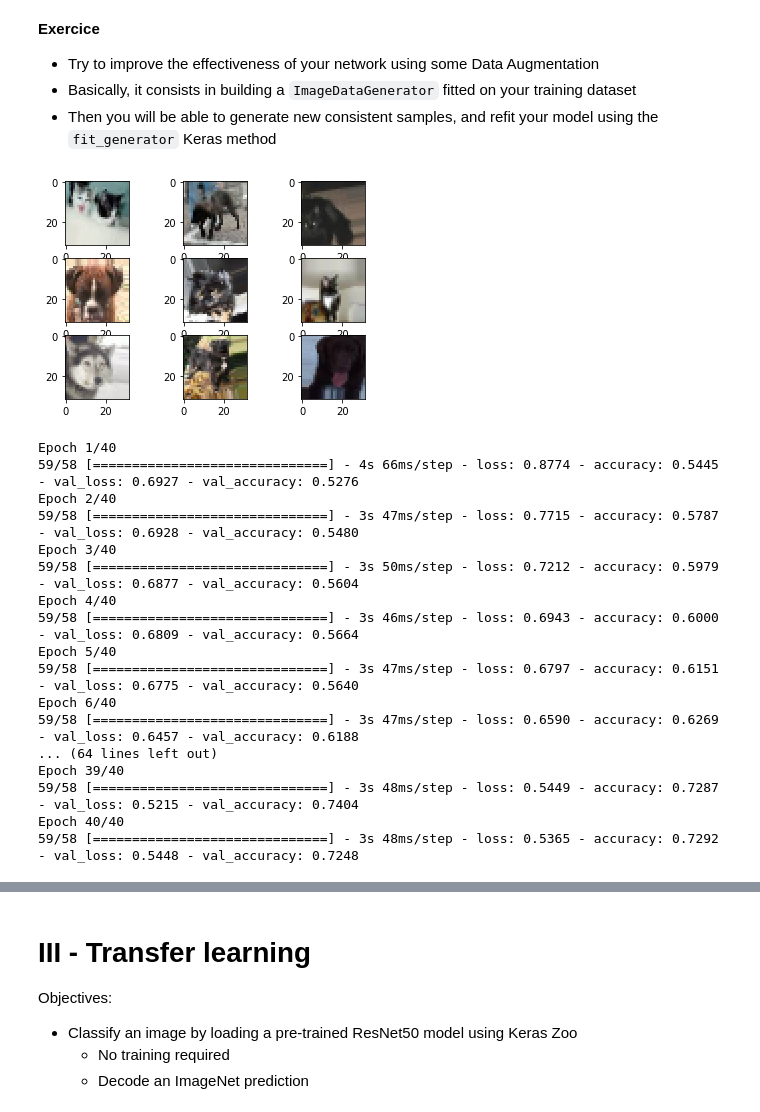
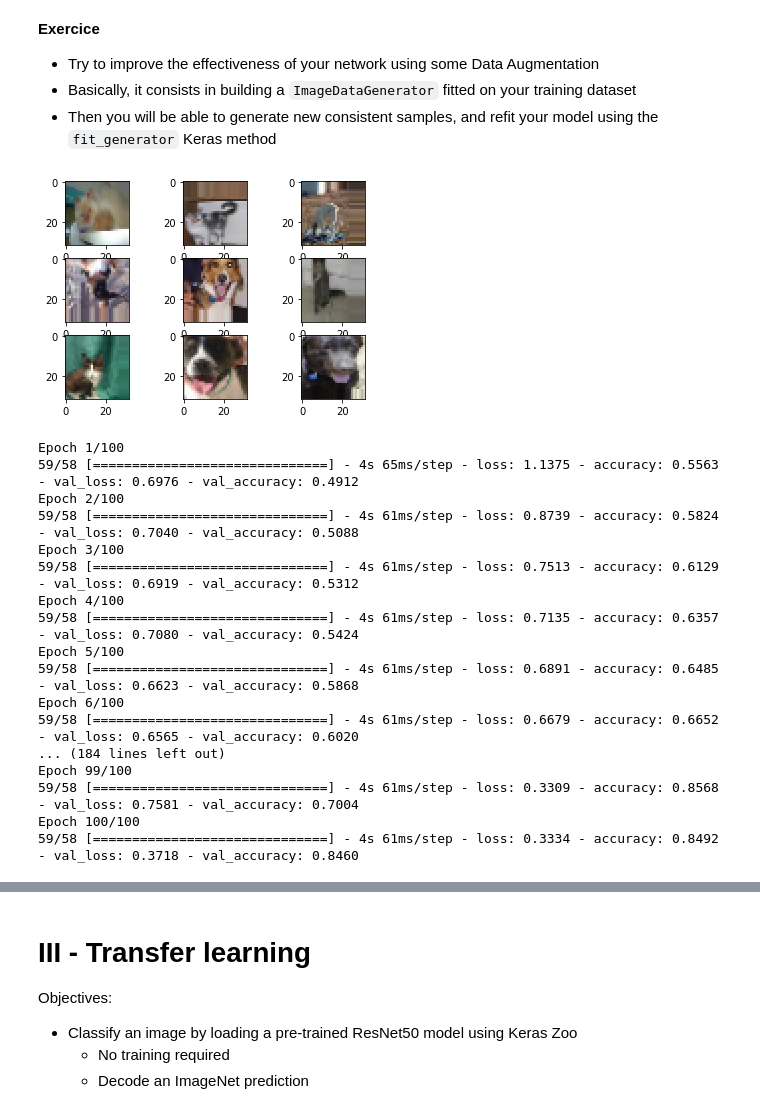
Before and after one commit to Maxtoq/courses_labs, a Jupyter notebook: 3-CNN/lab/CNN.ipynb, the cells around one changed output, grey strips where cells are left out. Saved outputs shown, nothing was run; the diff lists cells and outputs as text; code cells hidden in the pictures.

```diff
--- a/3-CNN/lab/CNN.ipynb
+++ b/3-CNN/lab/CNN.ipynb
@@ -402,33 +402,36 @@ plot_model_history(model_history) if model_history else None
 # %%
 from tensorflow.keras.preprocessing.image import ImageDataGenerator
 
 # Instantiate a ImageDataGenerator object with the right parameters and then fit it on your training dataset
 # TODO: (done)
 datagen = ImageDataGenerator(
-    rotation_range=20,
+    #rotation_range=40,
     width_shift_range=0.2,
     height_shift_range=0.2,
-    horizontal_flip=True
+    horizontal_flip=True,
+    shear_range=0.2,
+    zoom_range=0.2,
+    fill_mode='nearest'
 )
 
 # fit parameters from data
 datagen.fit(X_tr_scaled)
 
 # Visualize transforms
 # configure batch size and retrieve one batch of images
 for X_batch, y_batch in datagen.flow(X_tr_scaled, Y_tr, batch_size=9):
     # create a grid of 3x3 images
     for i in range(0, 9):
         plt.subplot(330 + 1 + i)
         plt.imshow(X_batch[i])
     # show the plot
     plt.show()
     break
 # %% [output]
-[figure, old version]
+[figure, new version]
 # %%
 batch_size = 128
-num_epochs = 40
+num_epochs = 100
 
 model = design_and_compile_model()
 # Fit your model with model.fit_generator() and feed it with data_generator.flow()
@@ -440,23 +443,23 @@ model_history = model.fit_generator(
     validation_data=(X_val_scaled, Y_val)
 )
 # %% [output]
-Epoch 1/40
-59/58 [==============================] - 4s 66ms/step - loss: 0.8774 - accuracy: 0.5445 - val_loss: 0.6927 - val_accuracy: 0.5276
-Epoch 2/40
-59/58 [==============================] - 3s 47ms/step - loss: 0.7715 - accuracy: 0.5787 - val_loss: 0.6928 - val_accuracy: 0.5480
-Epoch 3/40
-59/58 [==============================] - 3s 50ms/step - loss: 0.7212 - accuracy: 0.5979 - val_loss: 0.6877 - val_accuracy: 0.5604
-Epoch 4/40
-59/58 [==============================] - 3s 46ms/step - loss: 0.6943 - accuracy: 0.6000 - val_loss: 0.6809 - val_accuracy: 0.5664
-Epoch 5/40
-59/58 [==============================] - 3s 47ms/step - loss: 0.6797 - accuracy: 0.6151 - val_loss: 0.6775 - val_accuracy: 0.5640
-Epoch 6/40
-59/58 [==============================] - 3s 47ms/step - loss: 0.6590 - accuracy: 0.6269 - val_loss: 0.6457 - val_accuracy: 0.6188
-... (64 lines left out)
-Epoch 39/40
-59/58 [==============================] - 3s 48ms/step - loss: 0.5449 - accuracy: 0.7287 - val_loss: 0.5215 - val_accuracy: 0.7404
-Epoch 40/40
-59/58 [==============================] - 3s 48ms/step - loss: 0.5365 - accuracy: 0.7292 - val_loss: 0.5448 - val_accuracy: 0.7248
+Epoch 1/100
+59/58 [==============================] - 4s 65ms/step - loss: 1.1375 - accuracy: 0.5563 - val_loss: 0.6976 - val_accuracy: 0.4912
+Epoch 2/100
+59/58 [==============================] - 4s 61ms/step - loss: 0.8739 - accuracy: 0.5824 - val_loss: 0.7040 - val_accuracy: 0.5088
+Epoch 3/100
+59/58 [==============================] - 4s 61ms/step - loss: 0.7513 - accuracy: 0.6129 - val_loss: 0.6919 - val_accuracy: 0.5312
+Epoch 4/100
+59/58 [==============================] - 4s 61ms/step - loss: 0.7135 - accuracy: 0.6357 - val_loss: 0.7080 - val_accuracy: 0.5424
+Epoch 5/100
+59/58 [==============================] - 4s 61ms/step - loss: 0.6891 - accuracy: 0.6485 - val_loss: 0.6623 - val_accuracy: 0.5868
+Epoch 6/100
+59/58 [==============================] - 4s 61ms/step - loss: 0.6679 - accuracy: 0.6652 - val_loss: 0.6565 - val_accuracy: 0.6020
+... (184 lines left out)
+Epoch 99/100
+59/58 [==============================] - 4s 61ms/step - loss: 0.3309 - accuracy: 0.8568 - val_loss: 0.7581 - val_accuracy: 0.7004
+Epoch 100/100
+59/58 [==============================] - 4s 61ms/step - loss: 0.3334 - accuracy: 0.8492 - val_loss: 0.3718 - val_accuracy: 0.8460
 # %%
 plot_model_history(model_history) if model_history else None
 # %% [output]
```
Also changed, not shown: parts of 6 cells of this notebook.
